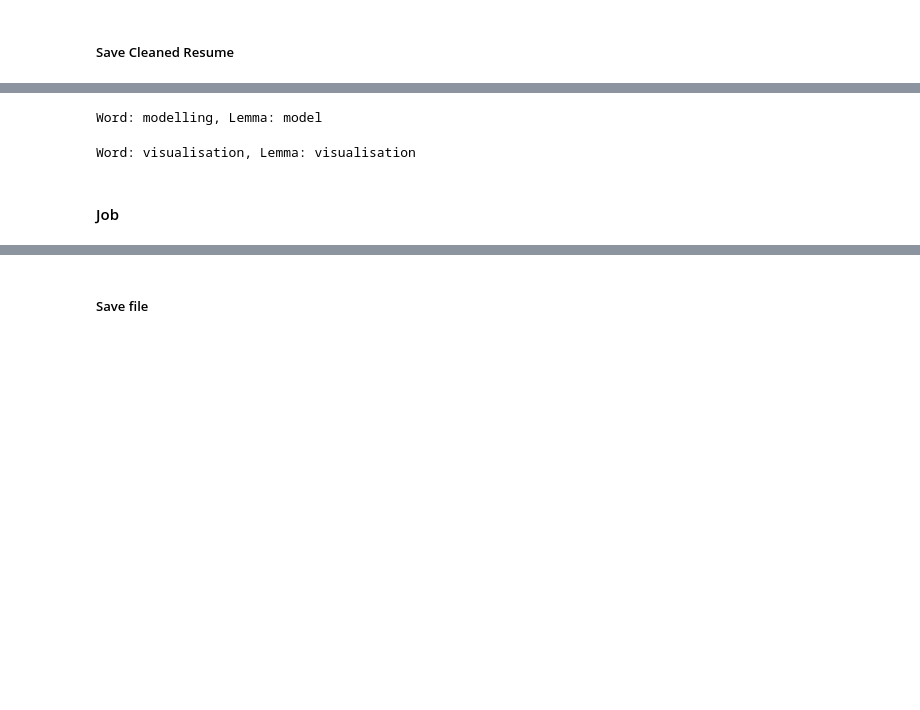
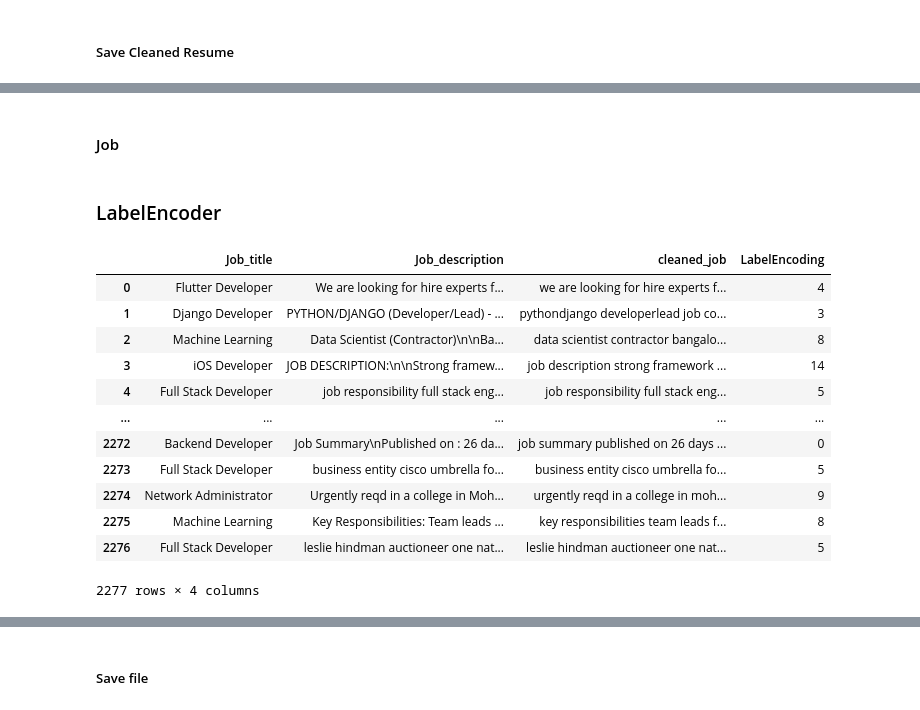
Before and after one commit to senghok510/Resume_matching, a Jupyter notebook: notebooks/data_preprocessing.ipynb, the cells around one changed output, grey strips where cells are left out. Saved outputs shown, nothing was run; the diff lists cells and outputs as text; code cells hidden in the pictures; blank space fills up the shorter version.

```diff
--- a/notebooks/data_preprocessing.ipynb
+++ b/notebooks/data_preprocessing.ipynb
@@ -537,23 +335,29 @@ Lemmatized words: ['programming', 'language', 'python', 'pandas', 'numpy', 'scip
-# %%
-text ="modelling"
-doc=nlp(text)
-
-for token in doc:
-    print(f"Word: {token.text}, Lemma: {token.lemma_}")
-# %% [output]
-Word: modelling, Lemma: model
-# %%
-text ="visualisation"
-doc=nlp(text)
-
-for token in doc:
-    print(f"Word: {token.text}, Lemma: {token.lemma_}")
-# %% [output]
-Word: visualisation, Lemma: visualisation
 # %% [markdown]
 #### Job
 # %%
 job['cleaned_job'] = job['Job_description'].apply(lambda x: cleanText(x))
+# %% [markdown]
+### LabelEncoder
+# %%
+
+Encoder=LabelEncoder()
+job["LabelEncoding"]=Encoder.fit_transform(job["Job_title"])
+
+job
+# %% [output]
+|  | Job_title | Job_description | cleaned_job | LabelEncoding |
+| 0 | Flutter Developer | We are looking for hire experts f... | we are looking for hire experts f... | 4 |
+| 1 | Django Developer | PYTHON/DJANGO (Developer/Lead) - ... | pythondjango developerlead job co... | 3 |
+| 2 | Machine Learning | Data Scientist (Contractor)\n\nBa... | data scientist contractor bangalo... | 8 |
+| 3 | iOS Developer | JOB DESCRIPTION:\n\nStrong framew... | job description strong framework ... | 14 |
+| 4 | Full Stack Developer | job responsibility full stack eng... | job responsibility full stack eng... | 5 |
+| ... | ... | ... | ... | ... |
+| 2272 | Backend Developer | Job Summary\nPublished on : 26 da... | job summary published on 26 days ... | 0 |
+| 2273 | Full Stack Developer | business entity cisco umbrella fo... | business entity cisco umbrella fo... | 5 |
+| 2274 | Network Administrator | Urgently reqd in a college in Moh... | urgently reqd in a college in moh... | 9 |
+| 2275 | Machine Learning | Key Responsibilities: Team leads ... | key responsibilities team leads f... | 8 |
+| 2276 | Full Stack Developer | leslie hindman auctioneer one nat... | leslie hindman auctioneer one nat... | 5 |
+2277 rows × 4 columns
 # %%
 job.head()
 # %% [output]
```
Also changed, not shown: parts of 53 cells of this notebook, 3 other files.
